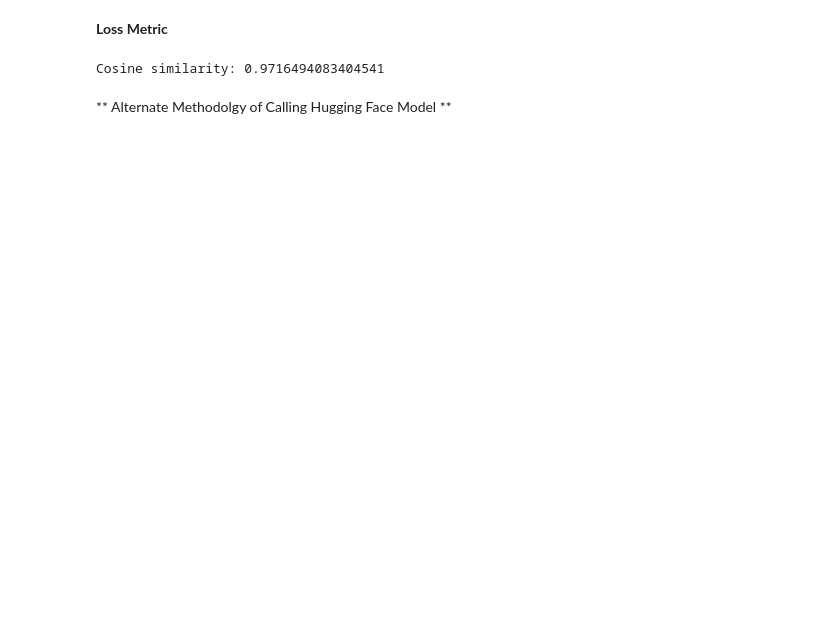
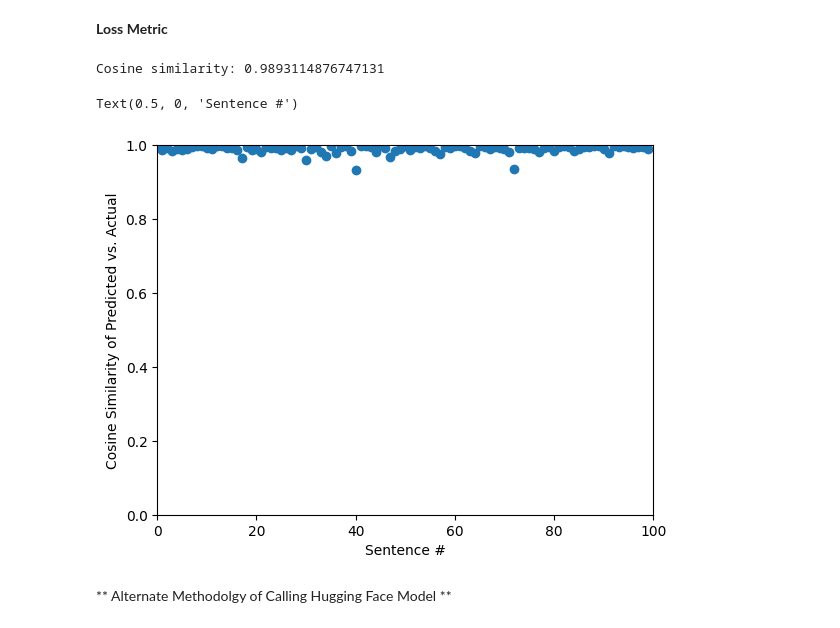
Before and after one commit to anishfish2/MaskedLLM, a Jupyter notebook: BERT_pretrained_finetuned.ipynb, the cells around one changed output. Drawn from its saved outputs; the diff is of its cells as text; code cells hidden in the pictures; blank space fills up the shorter version.

```diff
--- a/BERT_pretrained_finetuned.ipynb
+++ b/BERT_pretrained_finetuned.ipynb
@@ -86,7 +86,7 @@ Num Cols: 9
 long_df = all_df[all_df['body'].apply(lambda x: len(x.split(' '))) > 3]
 
 #Use small dataframe for testing efficiency's sake
-long_df = long_df.iloc[:1]
+long_df = long_df.iloc[:100]
 print("Number of Rows:", len(long_df))
 
 #Replace certain words with Mask token '[MASK]'
@@ -185,7 +205,7 @@ scheduler = get_linear_schedule_with_warmup(optimizer, num_warmup_steps=num_warm
 
 model.to(device)
 
-for epoch in range(5):
+for epoch in range(1):
     print('Epoch:', epoch+1)
     model.train()
     total_loss = 0
@@ -265,7 +285,17 @@ for i in range(len(long_df.body)):
     similarities.append(similarity)
 print("Cosine similarity:", sum(similarities) / len(similarities))
 # %% [output]
-Cosine similarity: 0.9716494083404541
+Cosine similarity: 0.9893114876747131
+# %%
+#Display your results!
+plt.scatter(range(len(similarities)), similarities)
+plt.xlim(0, len(similarities))
+plt.ylim(0, 1)
+plt.ylabel("Cosine Similarity of Predicted vs. Actual")
+plt.xlabel("Sentence #")
+# %% [output]
+Text(0.5, 0, 'Sentence #')
+[figure, added]
 # %% [markdown]
 ** Alternate Methodolgy of Calling Hugging Face Model **
 # %%
```
Also changed, not shown: parts of 4 cells of this notebook, 2 other files.
